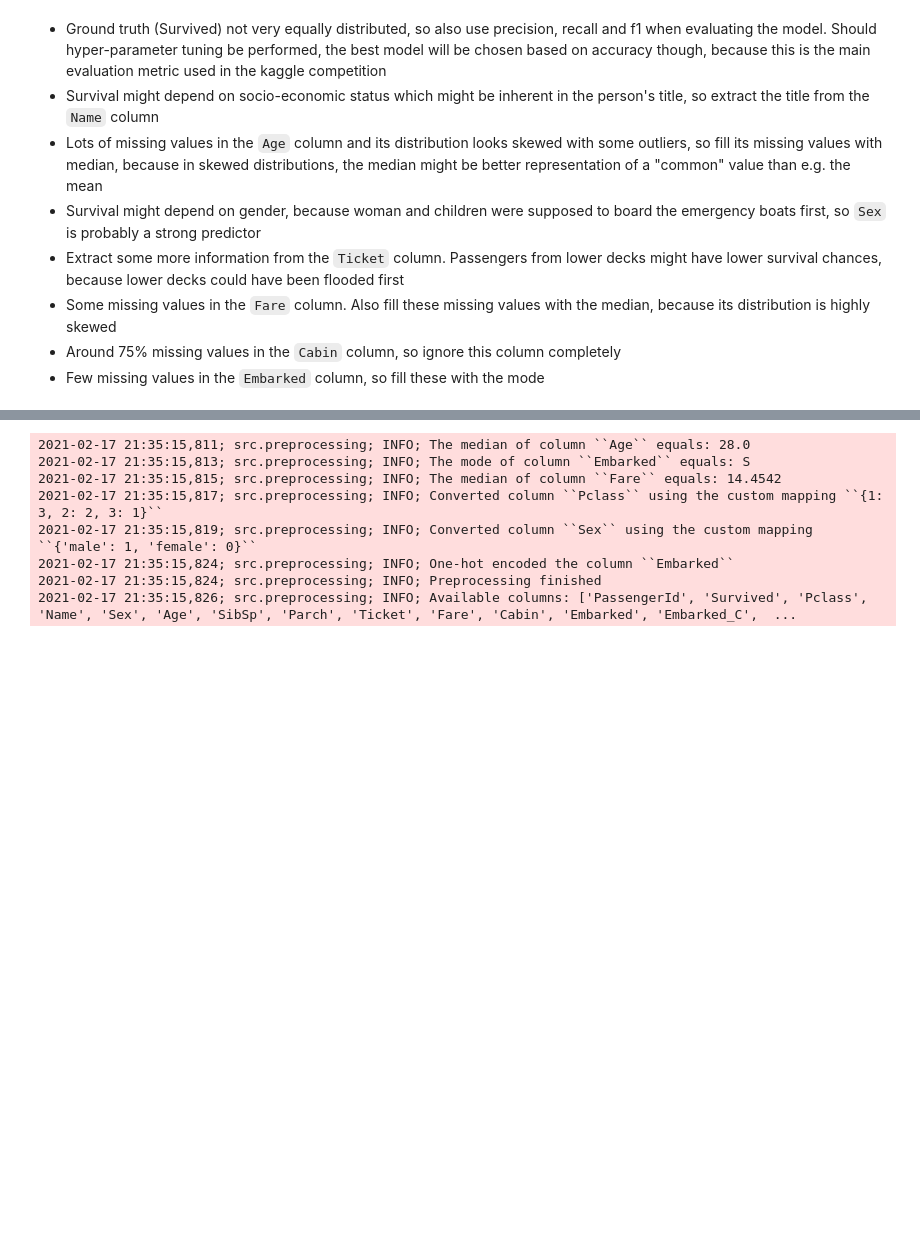
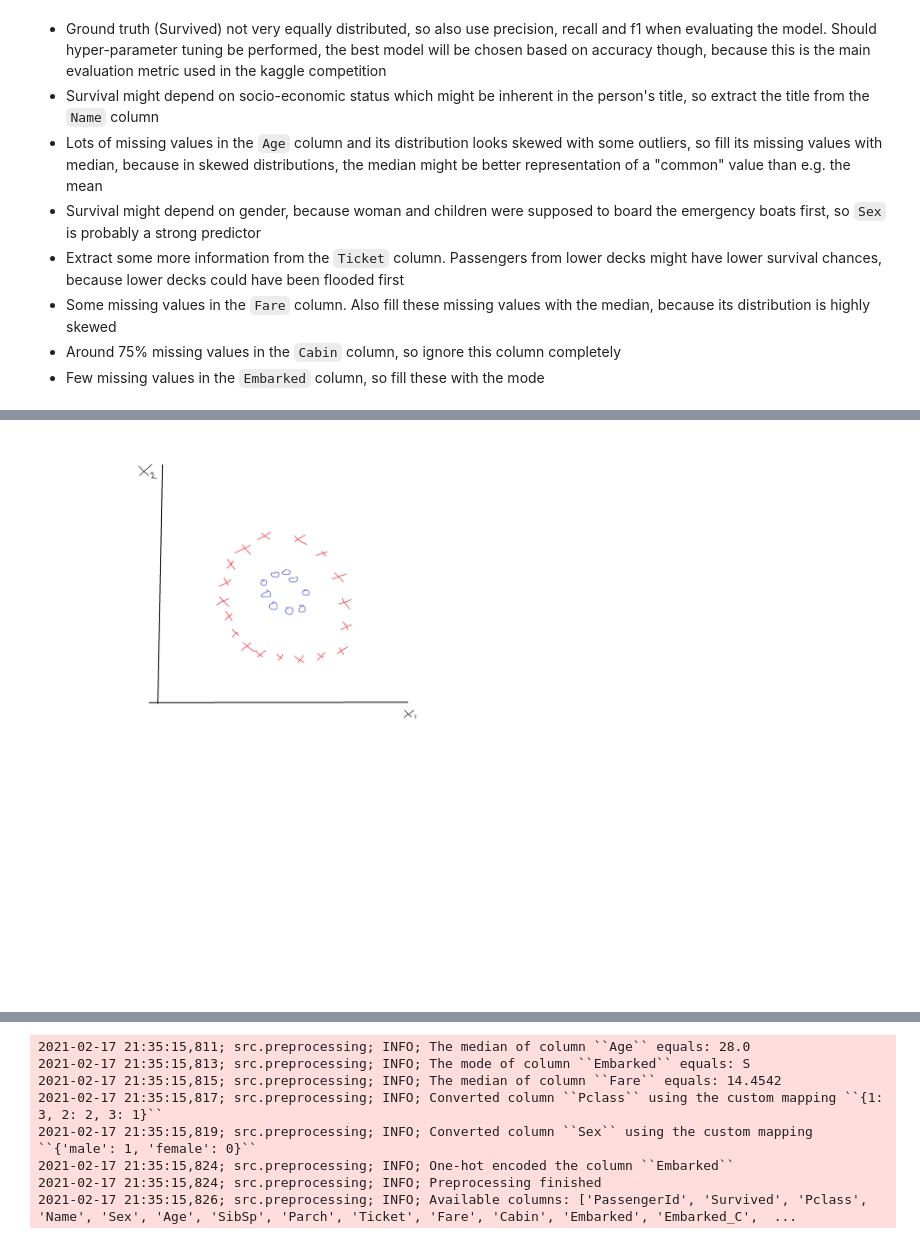
Before and after one commit to kevinsuedmersen/titanic, a Jupyter notebook: results.ipynb, the cells around one changed output, grey strips where cells are left out. Cells and saved outputs as stored; diff of their text form; code cells hidden in the pictures; blank space fills up the shorter version.

```diff
--- a/results.ipynb
+++ b/results.ipynb
@@ -41,0 +51,4 @@ ml_pipeline.run_eda()
+# %%
+Image(filename='resources/img1.png')
+# %% [output]
+[figure, added]
```
Also changed, not shown: parts of 10 cells of this notebook, 2 other files.
